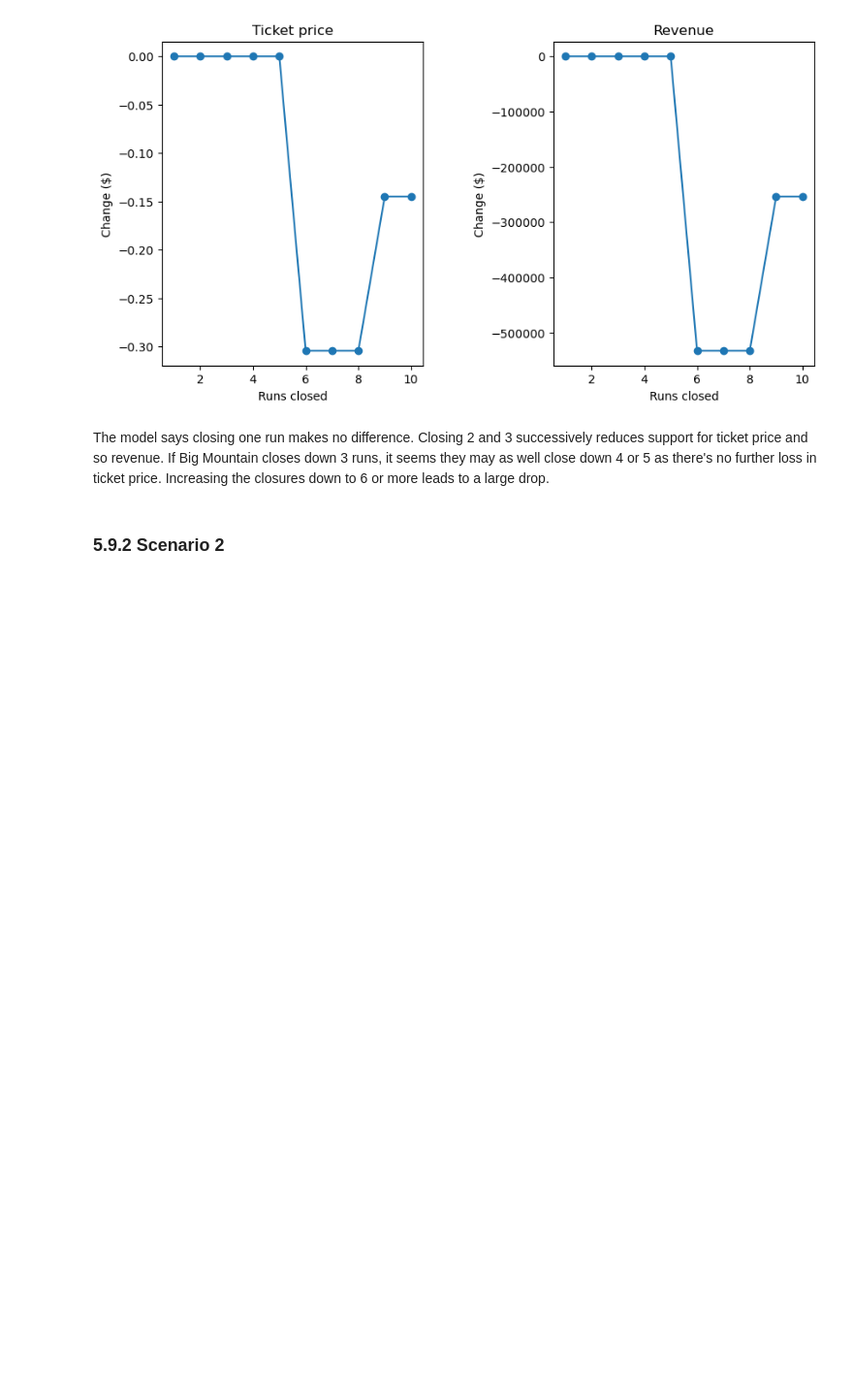
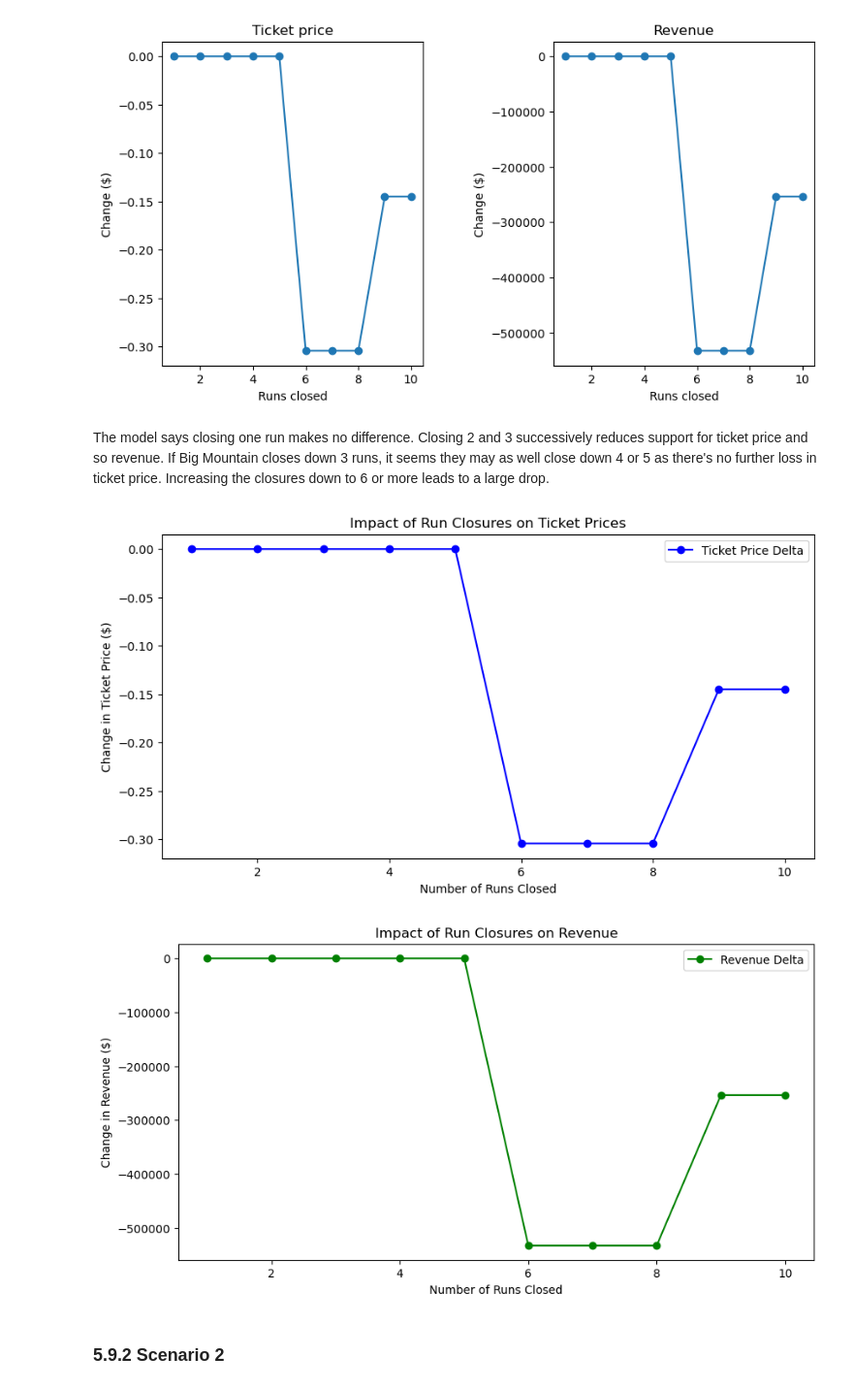
Before and after one commit to ToniRene/DataScienceGuidedCapstone, a Jupyter notebook: Notebooks/05_modeling.ipynb, the cells around one changed output. Shown at 97% size. Saved outputs shown, nothing was run; the diff lists cells and outputs as text; code cells hidden in the pictures; blank space fills up the shorter version.

Commit message:
Updated scenario comparison graph

```diff
--- a/Notebooks/05_modeling.ipynb
+++ b/Notebooks/05_modeling.ipynb
@@ -354,6 +361,27 @@ ax[1].set(xlabel='Runs closed', ylabel='Change ($)', title='Revenue');
 [figure]
 # %% [markdown]
 The model says closing one run makes no difference. Closing 2 and 3 successively reduces support for ticket price and so revenue. If Big Mountain closes down 3 runs, it seems they may as well close down 4 or 5 as there's no further loss in ticket price. Increasing the closures down to 6 or more leads to a large drop.
+# %%
+# Create a line plot for ticket price deltas
+plt.figure(figsize=(10, 5))
+plt.plot(runs_closed, price_deltas, marker='o', color='blue', label='Ticket Price Delta')
+plt.xlabel('Number of Runs Closed')
+plt.ylabel('Change in Ticket Price ($)')
+plt.title('Impact of Run Closures on Ticket Prices')
+plt.legend()
+plt.show()
+
+# Create a line plot for revenue deltas
+plt.figure(figsize=(10, 5))
+plt.plot(runs_closed, revenue_deltas, marker='o', color='green', label='Revenue Delta')
+plt.xlabel('Number of Runs Closed')
+plt.ylabel('Change in Revenue ($)')
+plt.title('Impact of Run Closures on Revenue')
+plt.legend()
+plt.show()
+# %% [output]
+[figure, added]
+[figure, added]
 # %% [markdown]
 ### 5.9.2 Scenario 2<a id='5.9.2_Scenario_2'></a>
 # %% [markdown]
```
Also changed, not shown: parts of 4 cells of this notebook.
